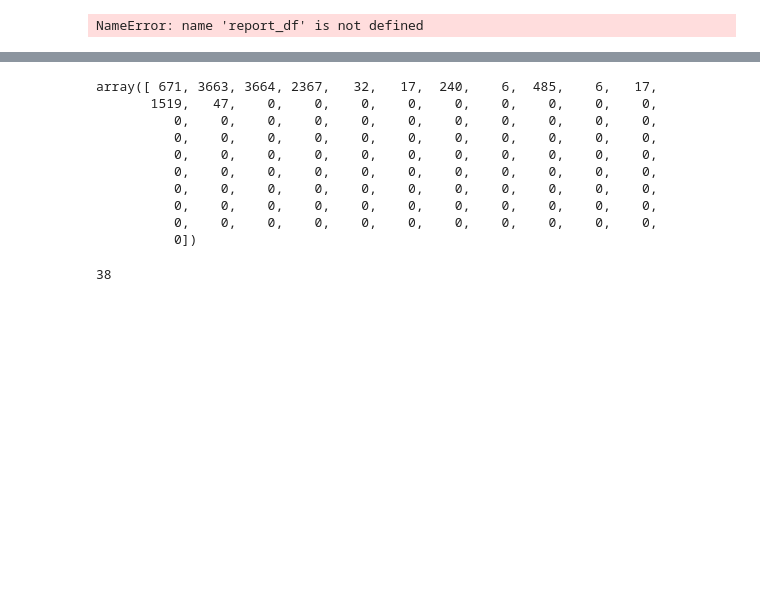
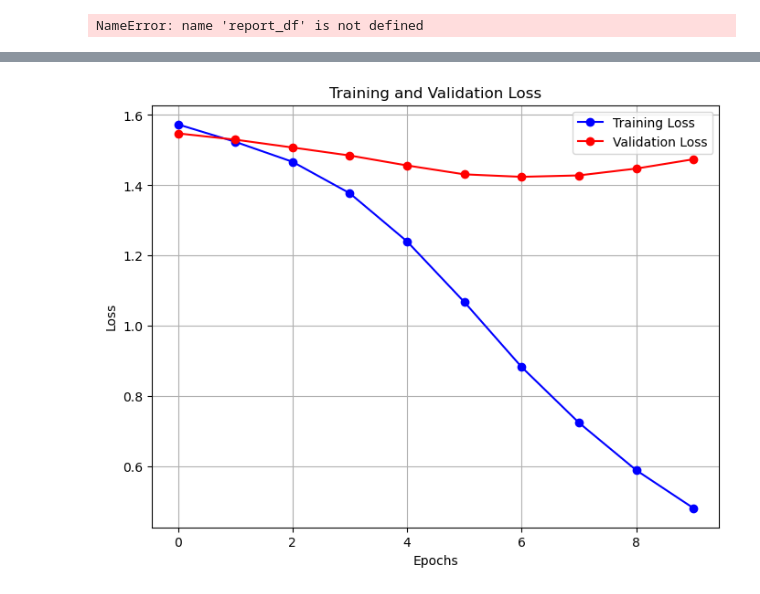
Before and after one commit to KediyaVis/NLP_Tutotial, a Jupyter notebook: Project2_Text_Classfication.ipynb, the cells around one changed output, grey strips where cells are left out. Cells and saved outputs as stored; diff of their text form; code cells hidden in the pictures; blank space fills up the shorter version.

```diff
--- a/Project2_Text_Classfication.ipynb
+++ b/Project2_Text_Classfication.ipynb
@@ -230,12 +228,0 @@ X_train_cv[0,:10]
-# %%
-from sklearn.naive_bayes import MultinomialNB
-lr = MultinomialNB()
-
-lr.fit(X_train_cv, y_train)
-
-
-
-
-# transform X_test using CV
-
-X_test_cv = cv.transform(X_test)
@@ -270,13 +244,13 @@ from sklearn.model_selection import train_test_split
 from sklearn.preprocessing import LabelEncoder
 # %%
 model = Sequential([
-    Input(shape=(100,)),  # Define the input shape (max_len = 100)
+    Input(shape=(max_len,)),  # Define the input shape (max_len = 100)
     # Embedding layer with vocab_size = 10000 and output_dim = 128
-    Embedding(input_dim=10000, output_dim=64),
+    Embedding(input_dim=vocab_size, output_dim=64),
     # Flatten the output of the embedding layer
     Flatten(),
+    Dropout(0.5),
     # Dense layer for learning patterns in the data
-    Dense(64, activation='relu'),
     Dense(16, activation='relu'),
     # Output layer with softmax activation for multi-class classification
     Dense(5, activation='softmax')  # Change 3 to the number of classes
@@ -309,6 +335,6 @@ Model: "sequential_8"
 # %%
 vocab_size = 10000  # Vocabulary size
-max_len = 50       # Maximum length of each tweet
+max_len = 70       # Maximum length of each tweet
 
 tokenizer = Tokenizer(num_words=vocab_size, oov_token="<OOV>")
 tokenizer.fit_on_texts(X_train)
@@ -324,7 +350,7 @@ history = model.fit(
     X_train_padded,
     y_train,
     epochs=10,
-    batch_size=32,
+    batch_size=128,#8-512
     validation_data=(X_test_padded, y_test)
 )
 # %% [output]
@@ -377,17 +383,24 @@ demo1 = tokenizer.texts_to_sequences(X_train)
-# %%
-X_train_padded[120]
-# %% [output]
-array([ 671, 3663, 3664, 2367,   32,   17,  240,    6,  485,    6,   17,
-       1519,   47,    0,    0,    0,    0,    0,    0,    0,    0,    0,
-          0,    0,    0,    0,    0,    0,    0,    0,    0,    0,    0,
-          0,    0,    0,    0,    0,    0,    0,    0,    0,    0,    0,
-          0,    0,    0,    0,    0,    0,    0,    0,    0,    0,    0,
-          0,    0,    0,    0,    0,    0,    0,    0,    0,    0,    0,
-          0,    0,    0,    0,    0,    0,    0,    0,    0,    0,    0,
-          0,    0,    0,    0,    0,    0,    0,    0,    0,    0,    0,
-          0,    0,    0,    0,    0,    0,    0,    0,    0,    0,    0,
-          0])
-# %%
-len(X_train[120].split(" "))
-# %% [output]
-38
+# %%
+import matplotlib.pyplot as plt
+
+# Plot the training and validation loss
+def plot_training_history(history):
+    plt.figure(figsize=(8, 6))
+
+    # Training loss
+    plt.plot(history.history['loss'], label='Training Loss', color='blue', marker='o')
+
+    # Validation loss
+    plt.plot(history.history['val_loss'], label='Validation Loss', color='red', marker='o')
+
+    plt.title('Training and Validation Loss')
+    plt.xlabel('Epochs')
+    plt.ylabel('Loss')
+    plt.legend()
+    plt.grid(True)
+    plt.show()
+
+# Assuming history contains the result of model.fit()
+plot_training_history(history)
+# %% [output]
+[figure, added]
```
Also changed, not shown: parts of 36 cells of this notebook.
